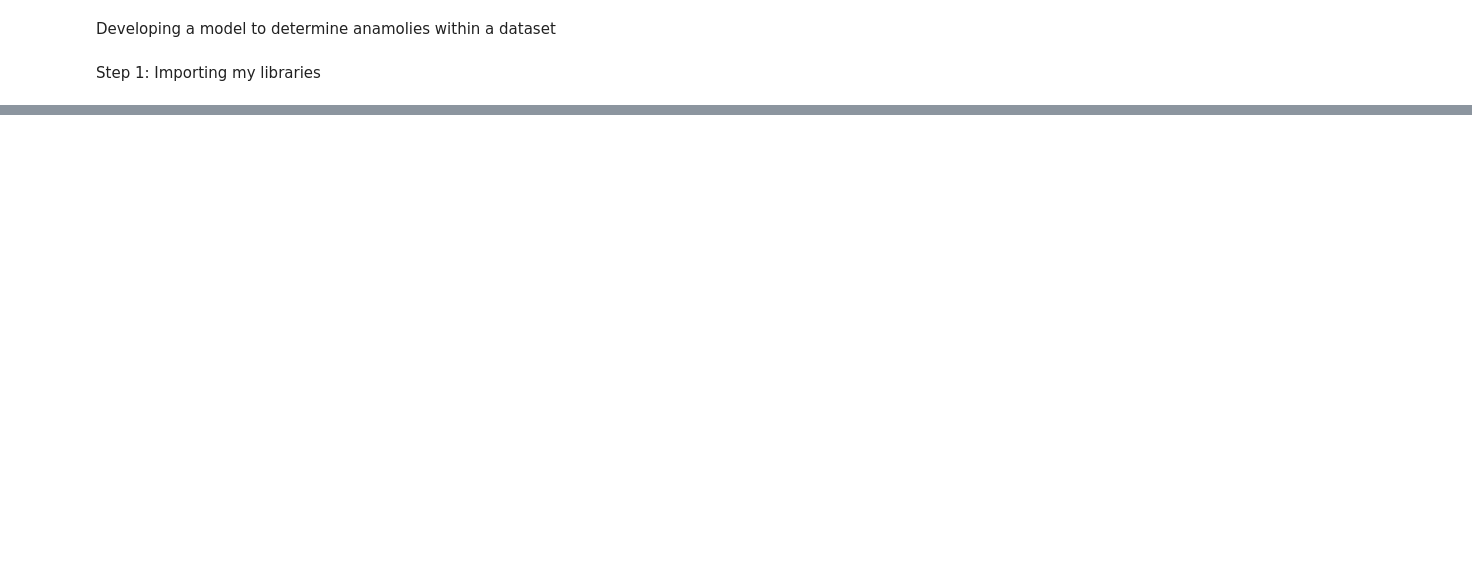
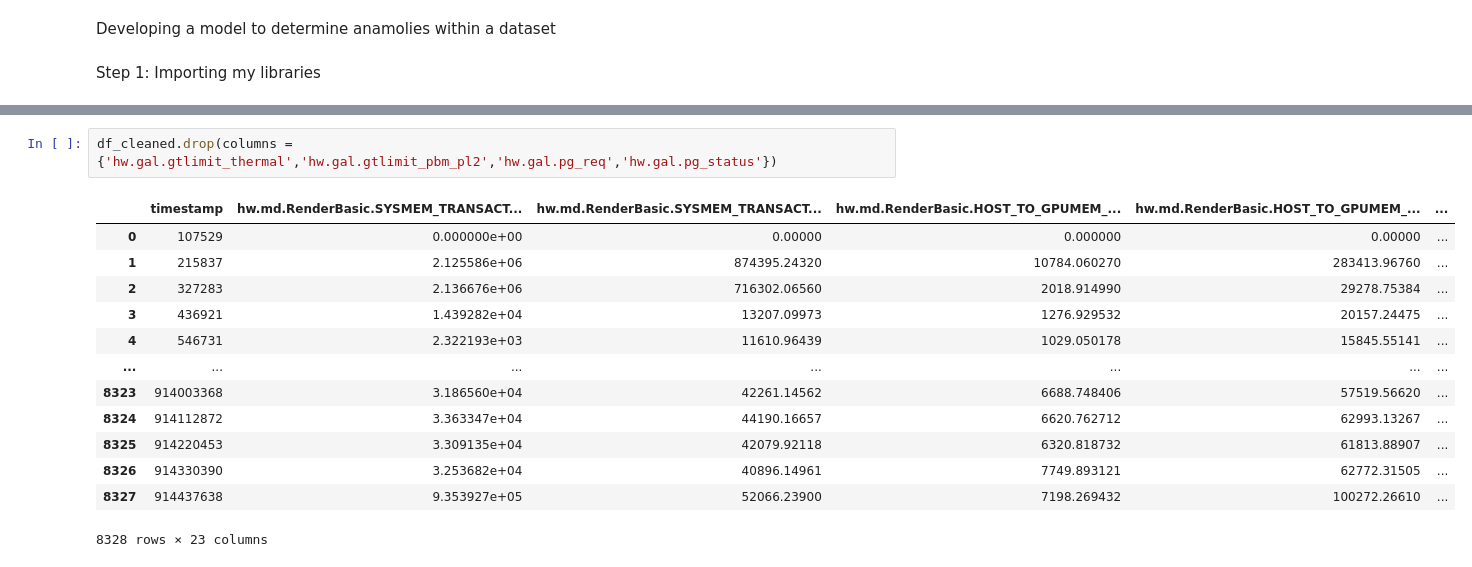
Before and after one commit to hitha-vargantiFM/ML_model, a Jupyter notebook: model1.ipynb, the cells around one changed output, grey strips where cells are left out. Drawn from its saved outputs; the diff is of its cells as text; blank space fills up the shorter version.

```diff
--- a/model1.ipynb
+++ b/model1.ipynb
@@ -37,0 +127,16 @@ feature engineering steps:
+# %%
+df_cleaned.drop(columns = {'hw.gal.gtlimit_thermal','hw.gal.gtlimit_pbm_pl2','hw.gal.pg_req','hw.gal.pg_status'})
+# %% [output]
+|  | timestamp | hw.md.RenderBasic.SYSMEM_TRANSACT... | hw.md.RenderBasic.SYSMEM_TRANSACT... | hw.md.RenderBasic.HOST_TO_GPUMEM_... | hw.md.RenderBasic.HOST_TO_GPUMEM_... | ... |
+| 0 | 107529 | 0.000000e+00 | 0.00000 | 0.000000 | 0.00000 | ... |
+| 1 | 215837 | 2.125586e+06 | 874395.24320 | 10784.060270 | 283413.96760 | ... |
+| 2 | 327283 | 2.136676e+06 | 716302.06560 | 2018.914990 | 29278.75384 | ... |
+| 3 | 436921 | 1.439282e+04 | 13207.09973 | 1276.929532 | 20157.24475 | ... |
+| 4 | 546731 | 2.322193e+03 | 11610.96439 | 1029.050178 | 15845.55141 | ... |
+| ... | ... | ... | ... | ... | ... | ... |
+| 8323 | 914003368 | 3.186560e+04 | 42261.14562 | 6688.748406 | 57519.56620 | ... |
+| 8324 | 914112872 | 3.363347e+04 | 44190.16657 | 6620.762712 | 62993.13267 | ... |
+| 8325 | 914220453 | 3.309135e+04 | 42079.92118 | 6320.818732 | 61813.88907 | ... |
+| 8326 | 914330390 | 3.253682e+04 | 40896.14961 | 7749.893121 | 62772.31505 | ... |
+| 8327 | 914437638 | 9.353927e+05 | 52066.23900 | 7198.269432 | 100272.26610 | ... |
+8328 rows × 23 columns
```
Also changed, not shown: parts of 14 cells of this notebook.
